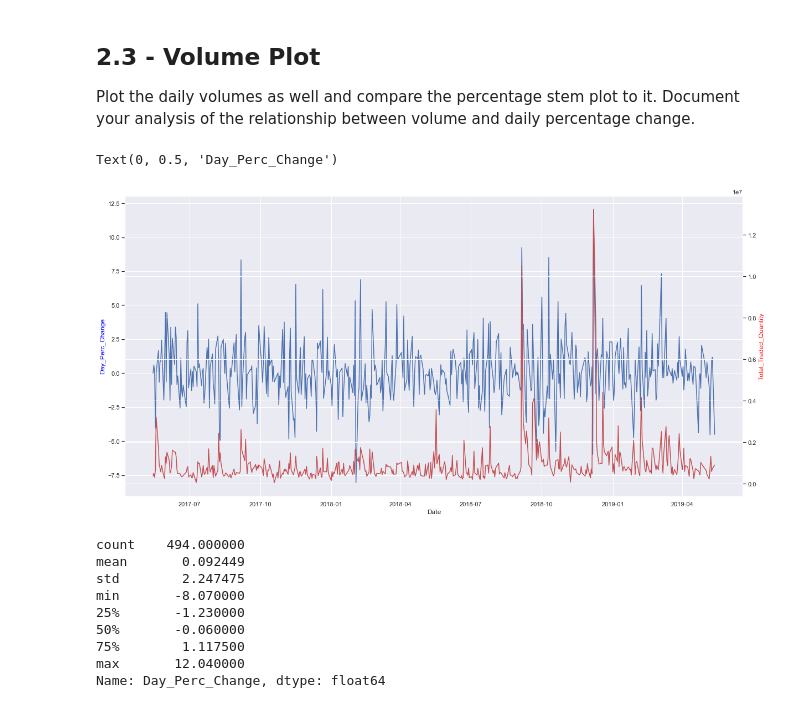
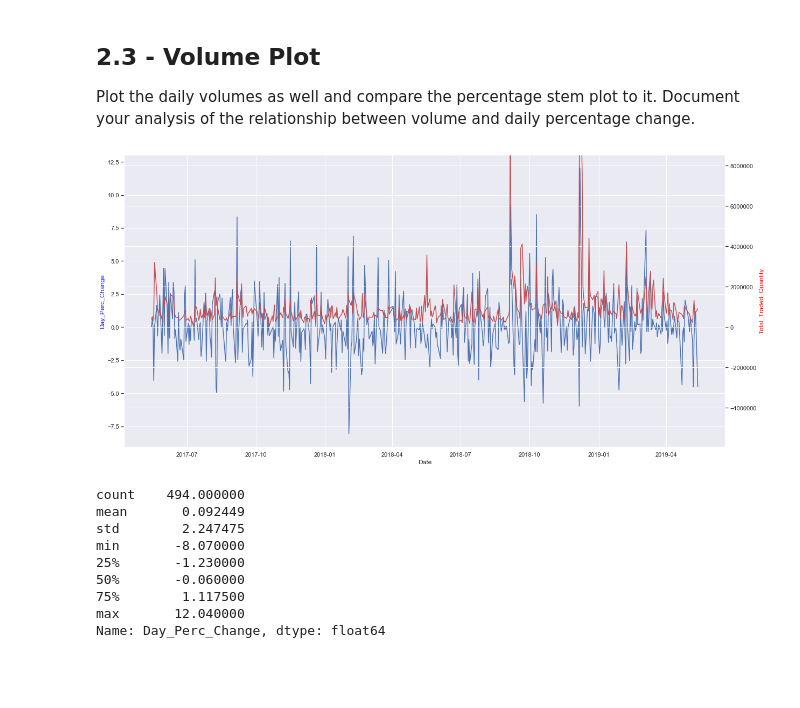
Before and after one commit to JamesMcGuigan/aspiration-ai-internship, a Jupyter notebook: python3/module_2/module_2.ipynb, the cells around one changed output. Saved outputs shown, nothing was run; the diff lists cells and outputs as text; code cells hidden in the pictures; blank space fills up the shorter version.

```diff
--- a/python3/module_2/module_2.ipynb
+++ b/python3/module_2/module_2.ipynb
@@ -122,17 +122,27 @@ Plot the daily volumes as well and compare the percentage stem plot to it. Docum
 # %%
 fig = pyplot.figure()
 ax1 = fig.add_subplot(1, 1, 1)
 ax2 = ax1.twinx()
 
 ax1.set_xlabel('Date')
 ax2.set_ylabel('Total_Traded_Quantity', color='red')
 ax2.plot(dataframe['Total_Traded_Quantity'], 'r-')
 
 ax1.plot(dataframe['Day_Perc_Change'], 'b-')
 ax1.set_ylabel('Day_Perc_Change', color='blue')
+
+# SOURCE: https://stackoverflow.com/questions/10481990/matplotlib-axis-with-two-scales-shared-origin
+def align_yaxis(ax1, v1, ax2, v2):
+    """adjust ax2 ylimit so that v2 in ax2 is aligned to v1 in ax1"""
+    _, y1 = ax1.transData.transform((0, v1))
+    _, y2 = ax2.transData.transform((0, v2))
+    inv = ax2.transData.inverted()
+    _, dy = inv.transform((0, 0)) - inv.transform((0, y1-y2))
+    miny, maxy = ax2.get_ylim()
+    ax2.set_ylim(miny+dy, maxy+dy)
+align_yaxis(ax1, 0, ax2, 0)
 # %% [output]
-Text(0, 0.5, 'Day_Perc_Change')
-[figure, old version]
+[figure, new version]
 # %%
 dataframe['Day_Perc_Change'].describe()
 # %% [output]
```
Also changed, not shown: parts of 12 cells of this notebook, 1 other file.
